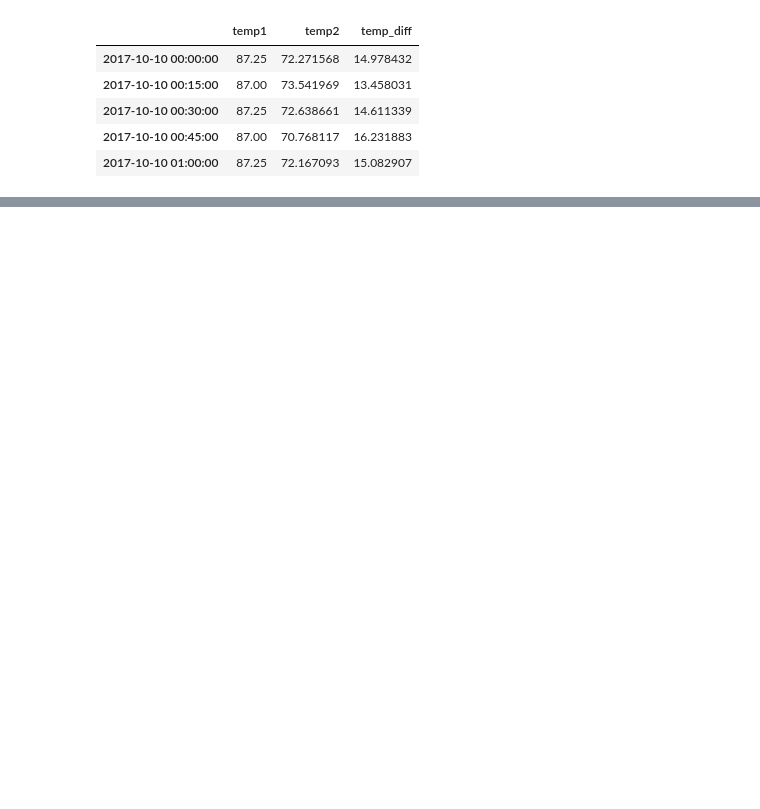
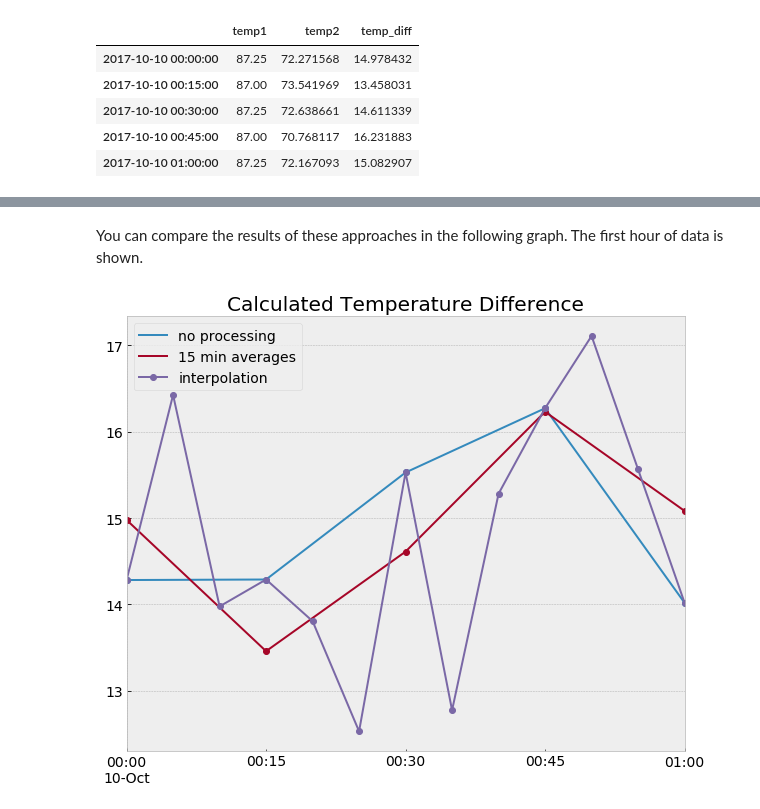
Before and after one commit to alanmitchell/fnsb-benchmark, a Jupyter notebook: ddc/ddc_data_tutorial.ipynb, the cells around one changed output, grey strips where cells are left out. Drawn from its saved outputs; the diff is of its cells as text; code cells hidden in the pictures; blank space fills up the shorter version.

```diff
--- a/ddc/ddc_data_tutorial.ipynb
+++ b/ddc/ddc_data_tutorial.ipynb
@@ -285,0 +288,5 @@ df2.head()
+# %%
+df3 = df_final.copy()     # make a copy of the DataFrame to work with in this example
+df3.temp1.interpolate(inplace=True)
+# inplace=True saves me from having to do:  df3.temp1 = df3.temp1.interpolate()
+df3.head()
@@ -285,0 +302,3 @@ df2.head()
+# %%
+df3['temp_diff'] = df3.temp1 - df3.temp2
+df3.head()
@@ -285,0 +312,9 @@ df2.head()
+# %% [markdown]
+You can compare the results of these approaches in the following graph.  The first hour of data is shown.
+# %%
+df1.loc[:'2017-10-10 1:00:00', 'temp_diff'].dropna().plot(legend=True, marker='o', label='no processing')
+df2.loc[:'2017-10-10 1:00:00', 'temp_diff'].plot(legend=True, marker='o', label='15 min averages')
+df3.loc[:'2017-10-10 1:00:00', 'temp_diff'].plot(legend=True, marker='o', label='interpolation')
+plt.title('Calculated Temperature Difference');
+# %% [output]
+[figure, added]
```
Also changed, not shown: parts of 5 cells of this notebook.
